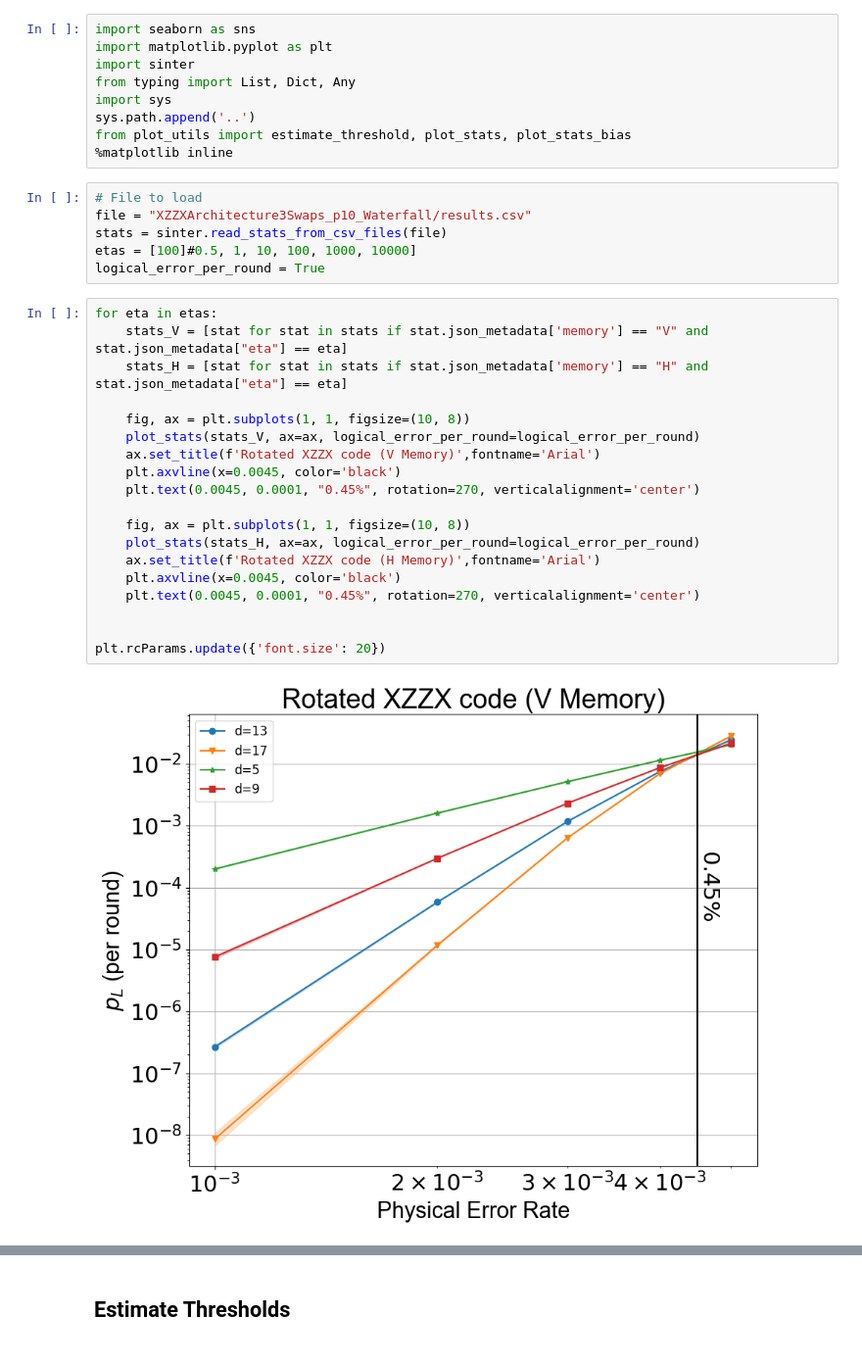
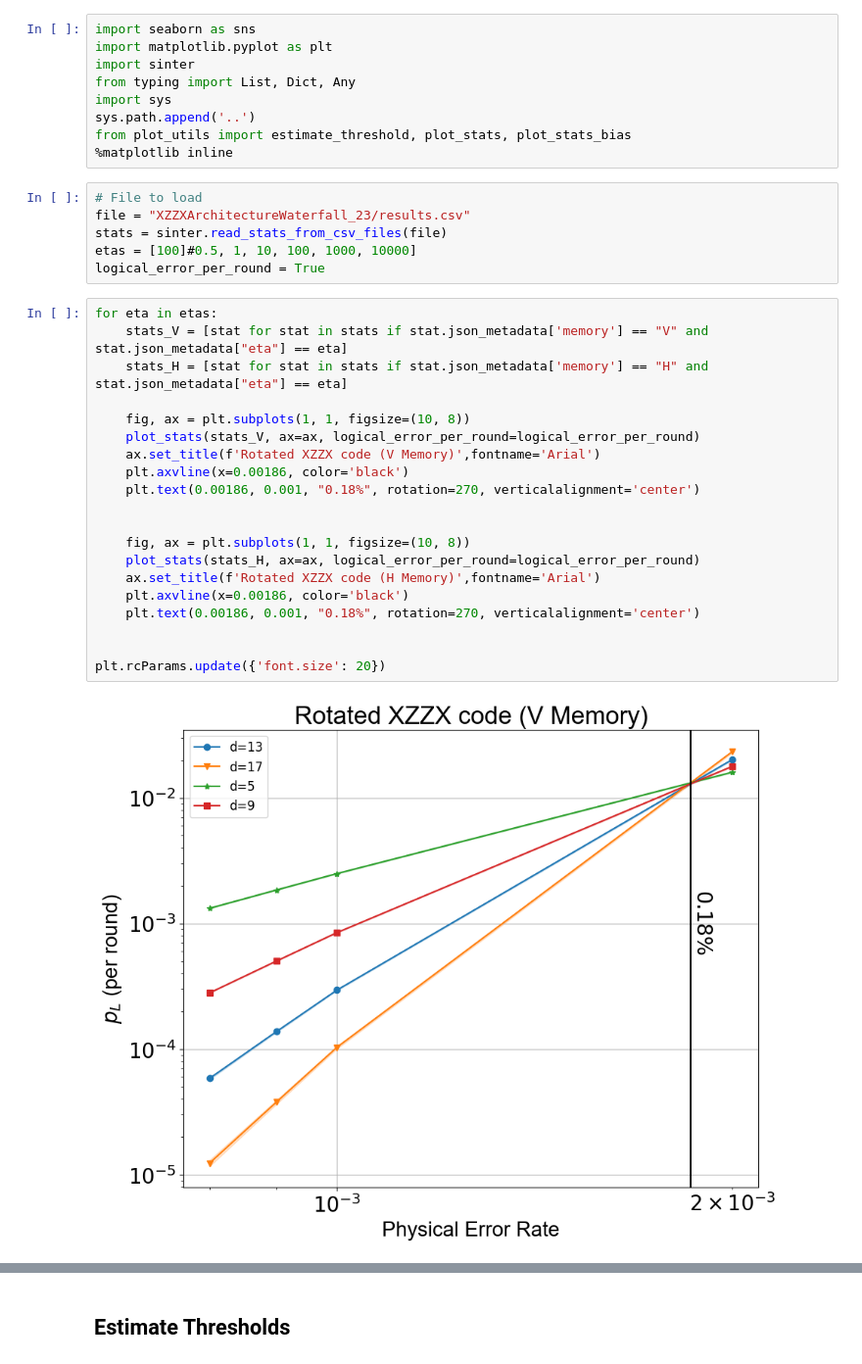
Before and after one commit to pschnabl/spin-qubit-MEC-surface-code, a Jupyter notebook: simulation/XZZX_code/plot_Waterfall_Thresholds.ipynb, the cells around one changed output, grey strips where cells are left out. Shown at 98% size. Drawn from its saved outputs; the diff is of its cells as text.

```diff
--- a/simulation/XZZX_code/plot_Waterfall_Thresholds.ipynb
+++ b/simulation/XZZX_code/plot_Waterfall_Thresholds.ipynb
@@ -9,28 +9,29 @@ from plot_utils import estimate_threshold, plot_stats, plot_stats_bias
 %matplotlib inline
 # %%
 # File to load
-file = "XZZXArchitecture3Swaps_p10_Waterfall/results.csv"
+file = "XZZXArchitectureWaterfall_23/results.csv"
 stats = sinter.read_stats_from_csv_files(file)
 etas = [100]#0.5, 1, 10, 100, 1000, 10000]
 logical_error_per_round = True
 # %%
 for eta in etas:
     stats_V = [stat for stat in stats if stat.json_metadata['memory'] == "V" and stat.json_metadata["eta"] == eta]
     stats_H = [stat for stat in stats if stat.json_metadata['memory'] == "H" and stat.json_metadata["eta"] == eta]
 
     fig, ax = plt.subplots(1, 1, figsize=(10, 8))
     plot_stats(stats_V, ax=ax, logical_error_per_round=logical_error_per_round)
     ax.set_title(f'Rotated XZZX code (V Memory)',fontname='Arial')
-    plt.axvline(x=0.0045, color='black')
-    plt.text(0.0045, 0.0001, "0.45%", rotation=270, verticalalignment='center')
+    plt.axvline(x=0.00186, color='black')
+    plt.text(0.00186, 0.001, "0.18%", rotation=270, verticalalignment='center')
+
 
     fig, ax = plt.subplots(1, 1, figsize=(10, 8))
     plot_stats(stats_H, ax=ax, logical_error_per_round=logical_error_per_round)
     ax.set_title(f'Rotated XZZX code (H Memory)',fontname='Arial')
-    plt.axvline(x=0.0045, color='black')
-    plt.text(0.0045, 0.0001, "0.45%", rotation=270, verticalalignment='center')
+    plt.axvline(x=0.00186, color='black')
+    plt.text(0.00186, 0.001, "0.18%", rotation=270, verticalalignment='center')
 
 
 plt.rcParams.update({'font.size': 20})
 # %% [output]
-[figure, old version]
+[figure, new version]
```
Also changed, not shown: parts of 3 cells of this notebook, 17 other files.
